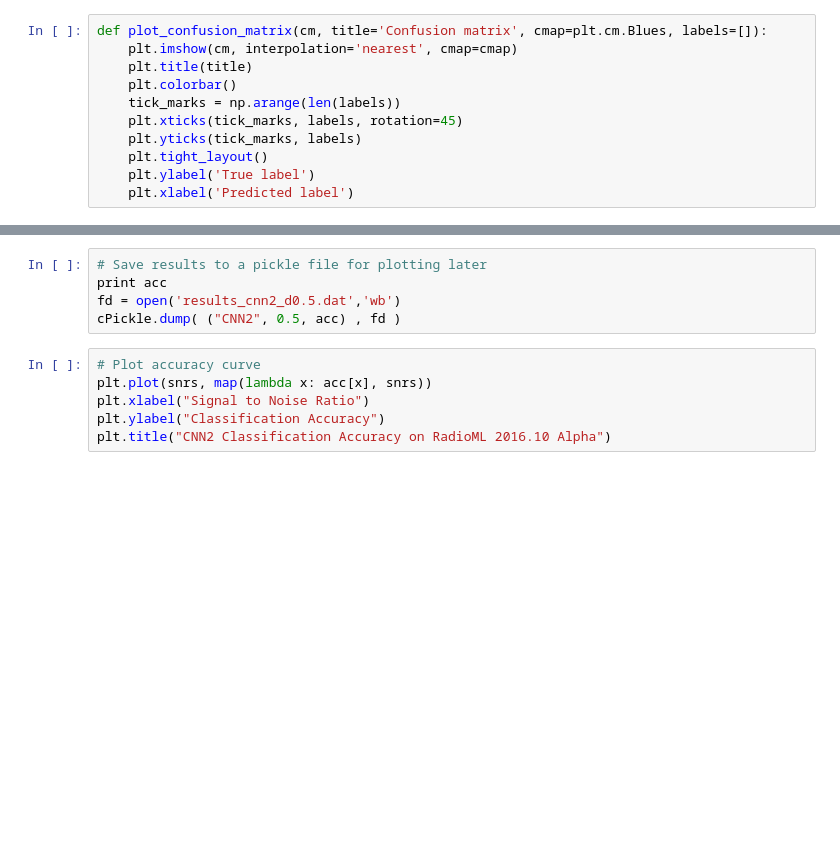
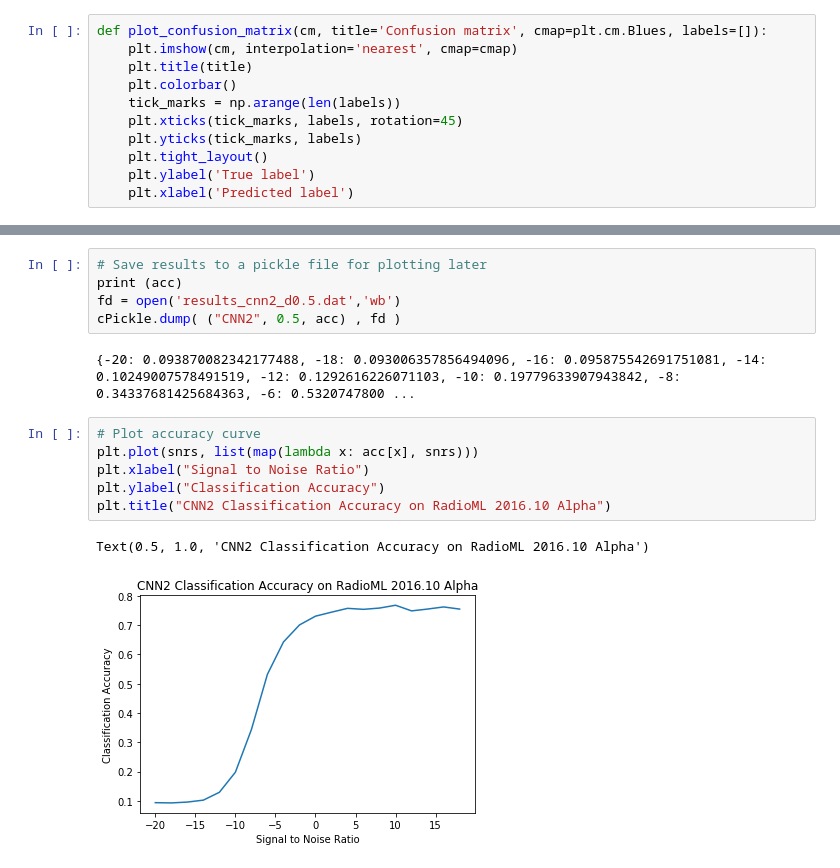
Before and after one commit to ejk43/examples, a Jupyter notebook: modulation_recognition/RML2016.10a_VTCNN2_example.ipynb, the cells around one changed output, grey strips where cells are left out. Cells and saved outputs as stored; diff of their text form; blank space fills up the shorter version.

```diff
--- a/modulation_recognition/RML2016.10a_VTCNN2_example.ipynb
+++ b/modulation_recognition/RML2016.10a_VTCNN2_example.ipynb
@@ -301,11 +338,16 @@ for snr in snrs:
 # %%
 # Save results to a pickle file for plotting later
-print acc
+print (acc)
 fd = open('results_cnn2_d0.5.dat','wb')
 cPickle.dump( ("CNN2", 0.5, acc) , fd )
+# %% [output]
+{-20: 0.093870082342177488, -18: 0.093006357856494096, -16: 0.095875542691751081, -14: 0.10249007578491519, -12: 0.1292616226071103, -10: 0.19779633907943842, -8: 0.34337681425684363, -6: 0.5320747800 ...
 # %%
 # Plot accuracy curve
-plt.plot(snrs, map(lambda x: acc[x], snrs))
+plt.plot(snrs, list(map(lambda x: acc[x], snrs)))
 plt.xlabel("Signal to Noise Ratio")
 plt.ylabel("Classification Accuracy")
 plt.title("CNN2 Classification Accuracy on RadioML 2016.10 Alpha")
+# %% [output]
+Text(0.5, 1.0, 'CNN2 Classification Accuracy on RadioML 2016.10 Alpha')
+[figure, added]
```
Also changed, not shown: parts of 6 cells of this notebook.
